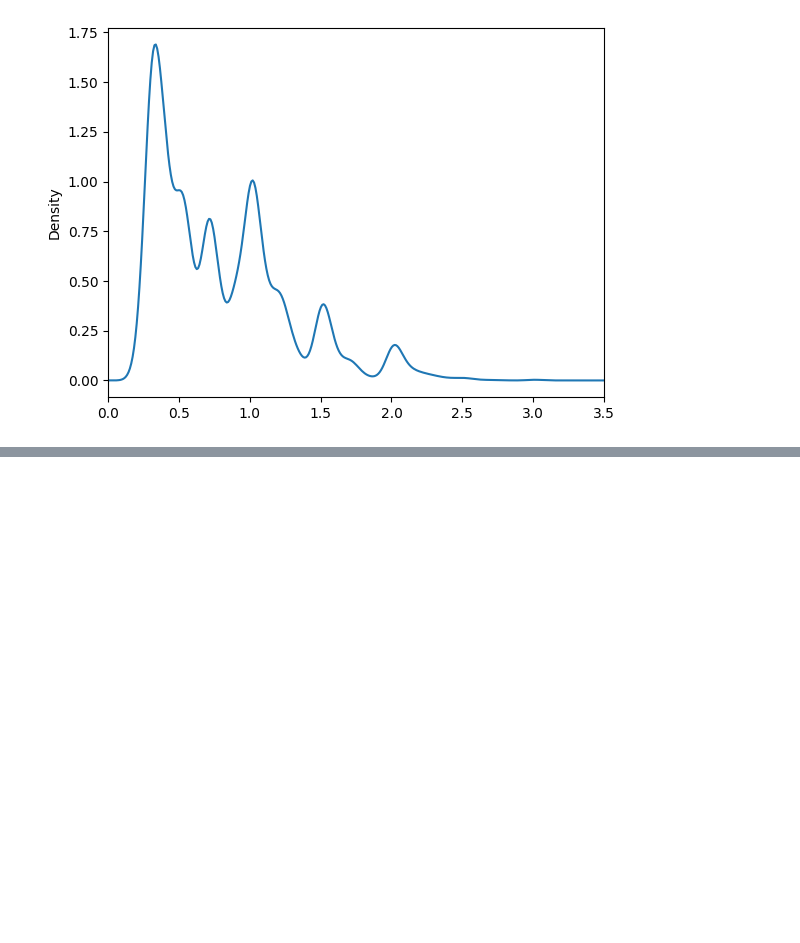
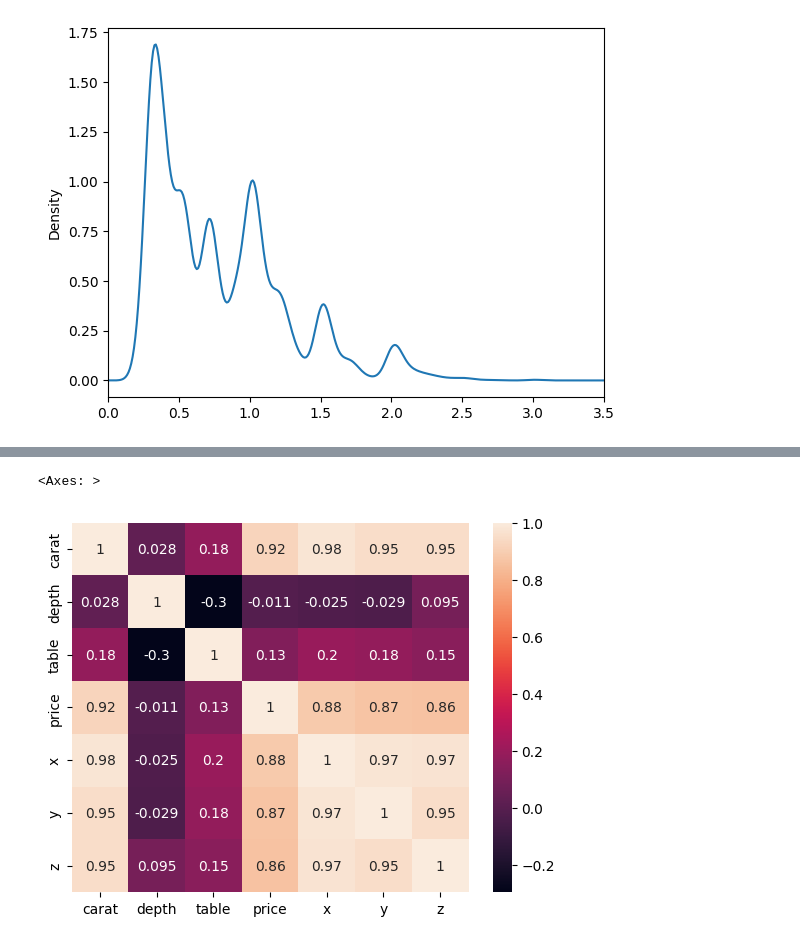
Before and after one commit to Javacream/org.javacream.training.python, a Jupyter notebook: DataAnalysis/diamonds/diamonds.ipynb, the cells around one changed output, grey strips where cells are left out. Drawn from its saved outputs; the diff is of its cells as text; code cells hidden in the pictures; blank space fills up the shorter version.

Commit message:
Heatmap

```diff
--- a/DataAnalysis/diamonds/diamonds.ipynb
+++ b/DataAnalysis/diamonds/diamonds.ipynb
@@ -262,0 +260,5 @@ ValueError: could not convert string to float: 'Ideal'
+# %%
+sns.heatmap(clean_df[clean_df.select_dtypes(include=np.number).columns].corr(), annot=True)
+# %% [output]
+<Axes: >
+[figure, added]
```
Also changed, not shown: parts of 2 cells of this notebook.
